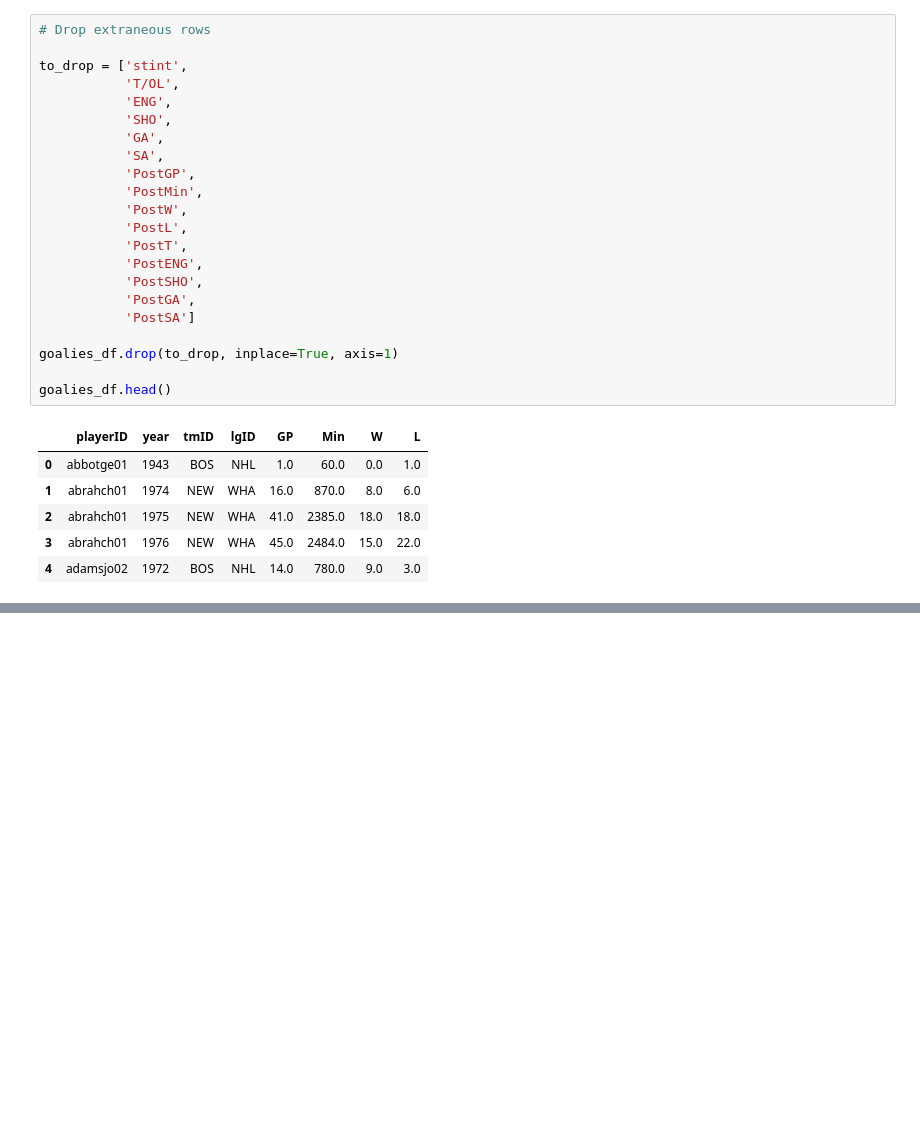
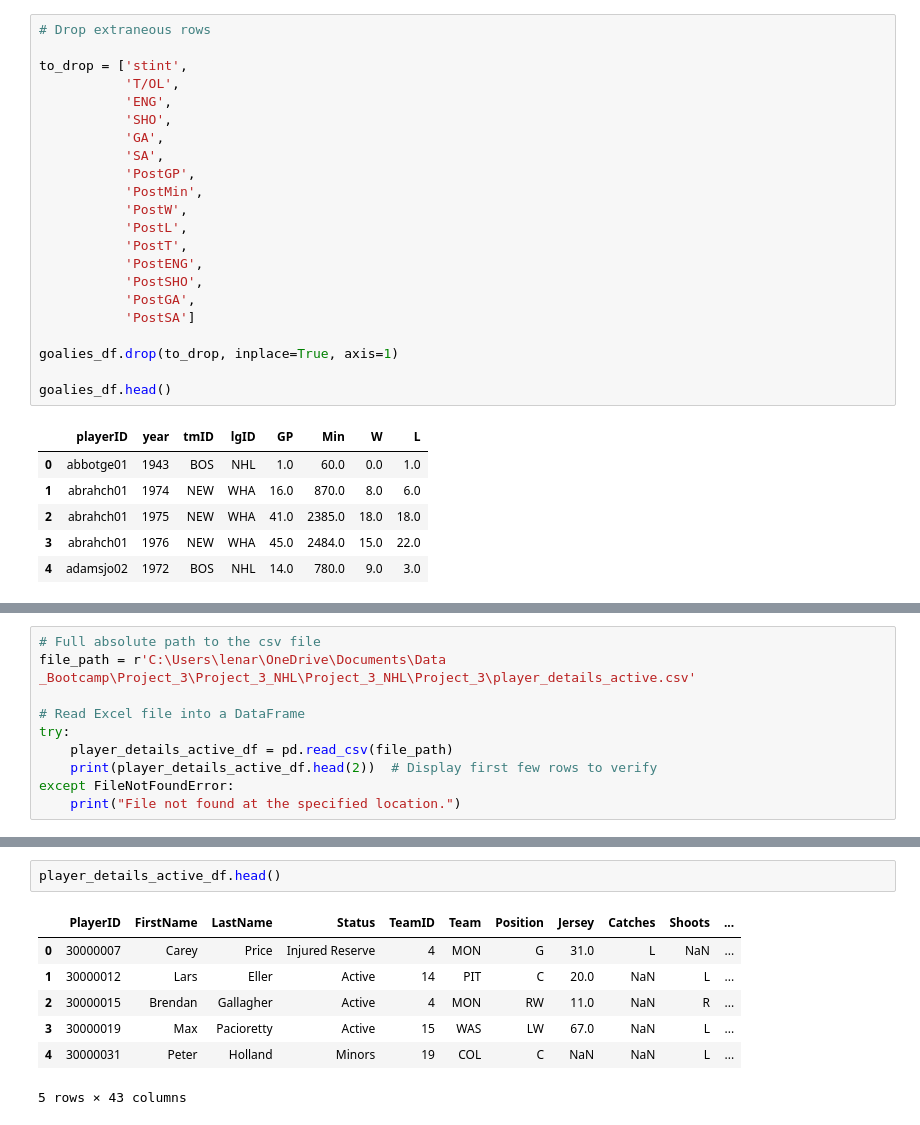
Before and after one commit to samwallach7/Project_3_NHL, a Jupyter notebook: Project_3/data_cleaning.ipynb, the cells around one changed output, grey strips where cells are left out. Cells and saved outputs as stored; diff of their text form; blank space fills up the shorter version.

```diff
--- a/Project_3/data_cleaning.ipynb
+++ b/Project_3/data_cleaning.ipynb
@@ -324,0 +354,10 @@ goalies_df.head()
+# %%
+# Full absolute path to the csv file
+file_path = r'C:\Users\lenar\OneDrive\Documents\Data _Bootcamp\Project_3\Project_3_NHL\Project_3_NHL\Project_3\player_details_active.csv'
+
+# Read Excel file into a DataFrame
+try:
+    player_details_active_df = pd.read_csv(file_path)
+    print(player_details_active_df.head(2))  # Display first few rows to verify
+except FileNotFoundError:
+    print("File not found at the specified location.")
@@ -324,0 +402,10 @@ goalies_df.head()
+# %%
+player_details_active_df.head()
+# %% [output]
+|  | PlayerID | FirstName | LastName | Status | TeamID | Team | Position | Jersey | Catches | Shoots | ... |
+| 0 | 30000007 | Carey | Price | Injured Reserve | 4 | MON | G | 31.0 | L | NaN | ... |
+| 1 | 30000012 | Lars | Eller | Active | 14 | PIT | C | 20.0 | NaN | L | ... |
+| 2 | 30000015 | Brendan | Gallagher | Active | 4 | MON | RW | 11.0 | NaN | R | ... |
+| 3 | 30000019 | Max | Pacioretty | Active | 15 | WAS | LW | 67.0 | NaN | L | ... |
+| 4 | 30000031 | Peter | Holland | Minors | 19 | COL | C | NaN | NaN | L | ... |
+5 rows × 43 columns
```
Also changed, not shown: parts of 28 cells of this notebook, 2 other files.
